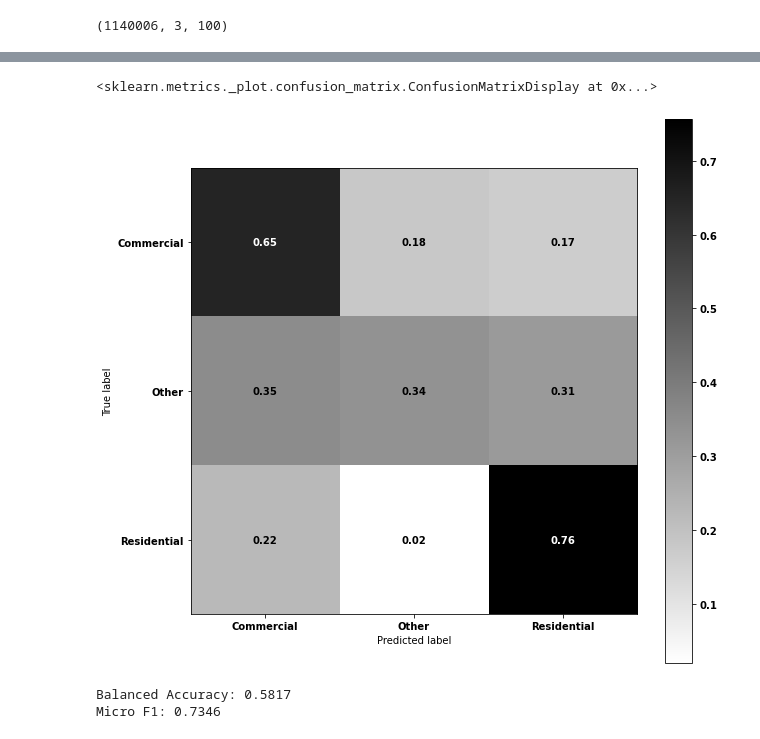
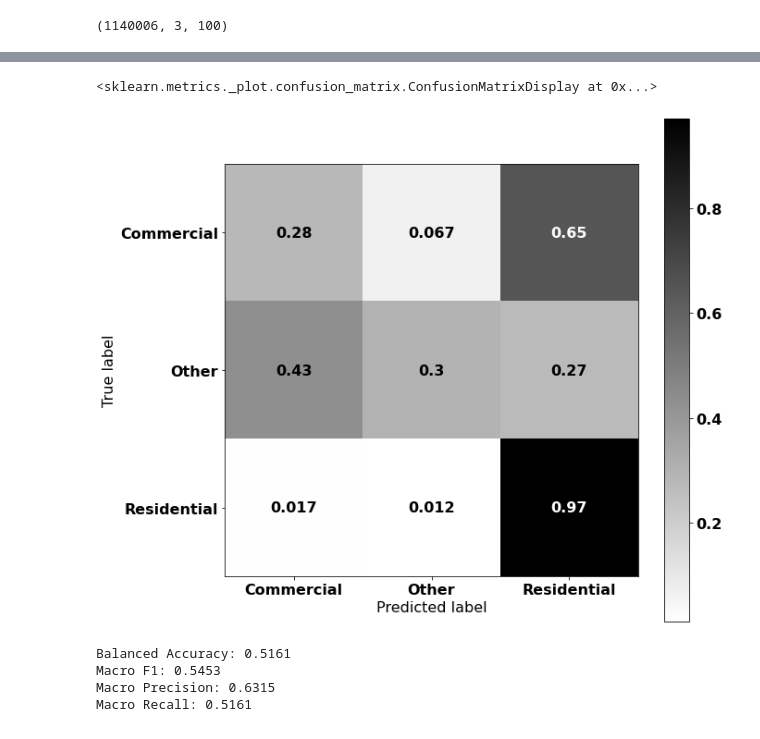
Before and after one commit to geo-smart/flood-risk-ml-tutorial, a Jupyter notebook: EDS_paper/BayesianClassification_Alabama.ipynb, the cells around one changed output, grey strips where cells are left out. Saved outputs shown, nothing was run; the diff lists cells and outputs as text; code cells hidden in the pictures.

```diff
--- a/EDS_paper/BayesianClassification_Alabama.ipynb
+++ b/EDS_paper/BayesianClassification_Alabama.ipynb
@@ -330,15 +407,25 @@ Predications made: 409507
 # %%
-cm = confusion_matrix( buildingTypes[ixs], bnnPreds, normalize='true' )
+th = 1.0
+
+ixs = np.where( en <= th )
+y = buildingTypes[ixs]
+x = bnnPreds[ixs]
+
+cm = confusion_matrix( x, y, normalize='true' )
+
+fig, ax = plt.subplots(figsize=(10, 10))
+disp = ConfusionMatrixDisplay( confusion_matrix=cm, display_labels=le.inverse_transform([0,1,2]))#rf.classes_)
+disp.plot(ax=ax, cmap='gist_yarg')
+# %% [output]
+<sklearn.metrics._plot.confusion_matrix.ConfusionMatrixDisplay at 0x...>
+[figure, added]
 # %%
-fig, ax = plt.subplots(figsize=(10, 10))
-disp = ConfusionMatrixDisplay( confusion_matrix=cm, display_labels=le.inverse_transform([0,1,2]))#rf.classes_)
-disp.plot(ax=ax, cmap='gist_yarg')
+print( "Balanced Accuracy:", np.round( balanced_accuracy_score(x,y), 4 ))
+print( "Macro F1:", np.round( f1_score(x,y, average='macro'), 4 ))
+print( "Macro Precision:", np.round( precision_score(x,y, average='macro'), 4 ))
+print( "Macro Recall:", np.round( recall_score(x,y, average='macro'), 4 ))
 # %% [output]
-<sklearn.metrics._plot.confusion_matrix.ConfusionMatrixDisplay at 0x...>
+Balanced Accuracy: 0.5161
+Macro F1: 0.5453
+Macro Precision: 0.6315
+Macro Recall: 0.5161
-[figure, removed]
-# %%
-print( "Balanced Accuracy:", np.round( balanced_accuracy_score(buildingTypes[ixs], bnnPreds), 4 ))
-print( "Micro F1:", np.round( f1_score(buildingTypes[ixs], bnnPreds, average='micro'), 4 ))
-# %% [output]
-Balanced Accuracy: 0.5817
-Micro F1: 0.7346
```
Also changed, not shown: parts of 15 cells of this notebook, 2 other files.
